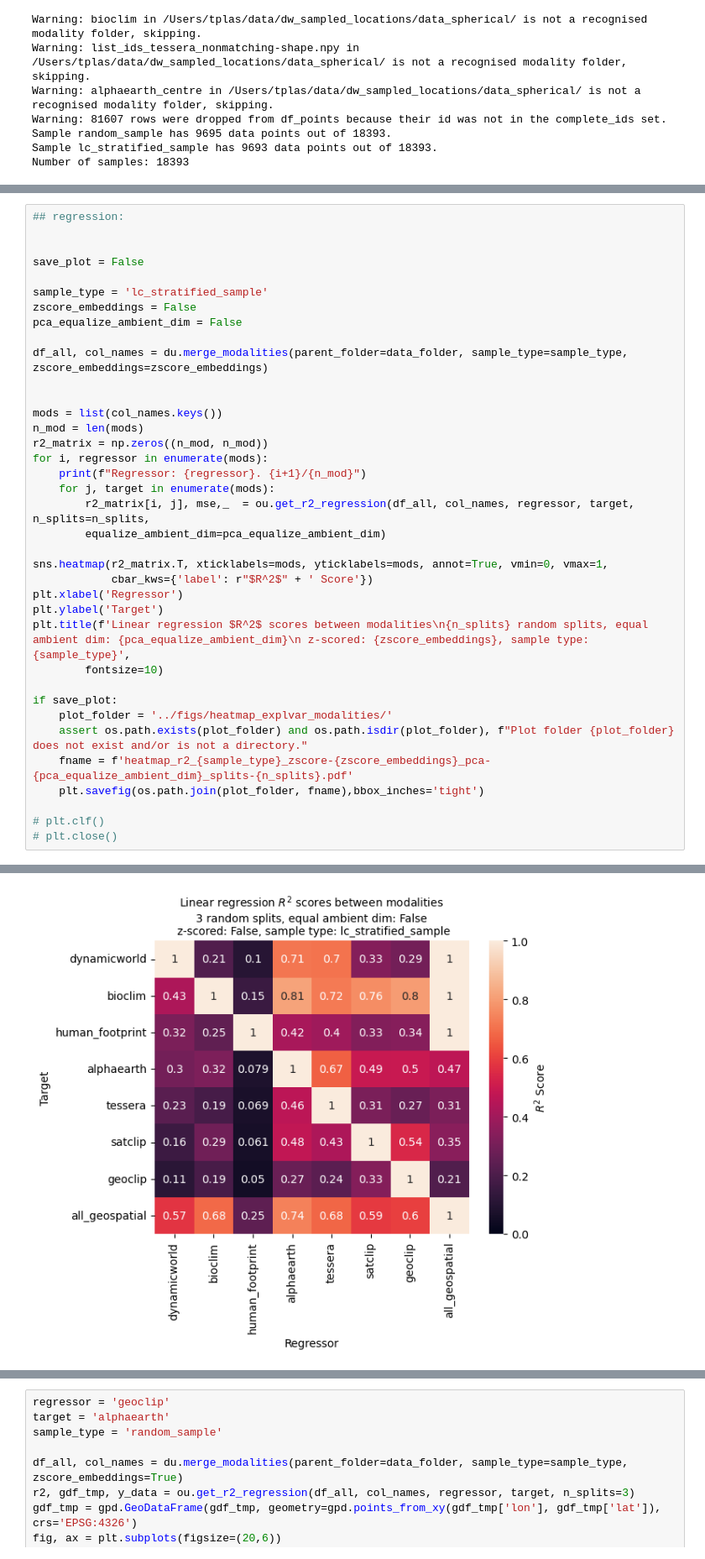
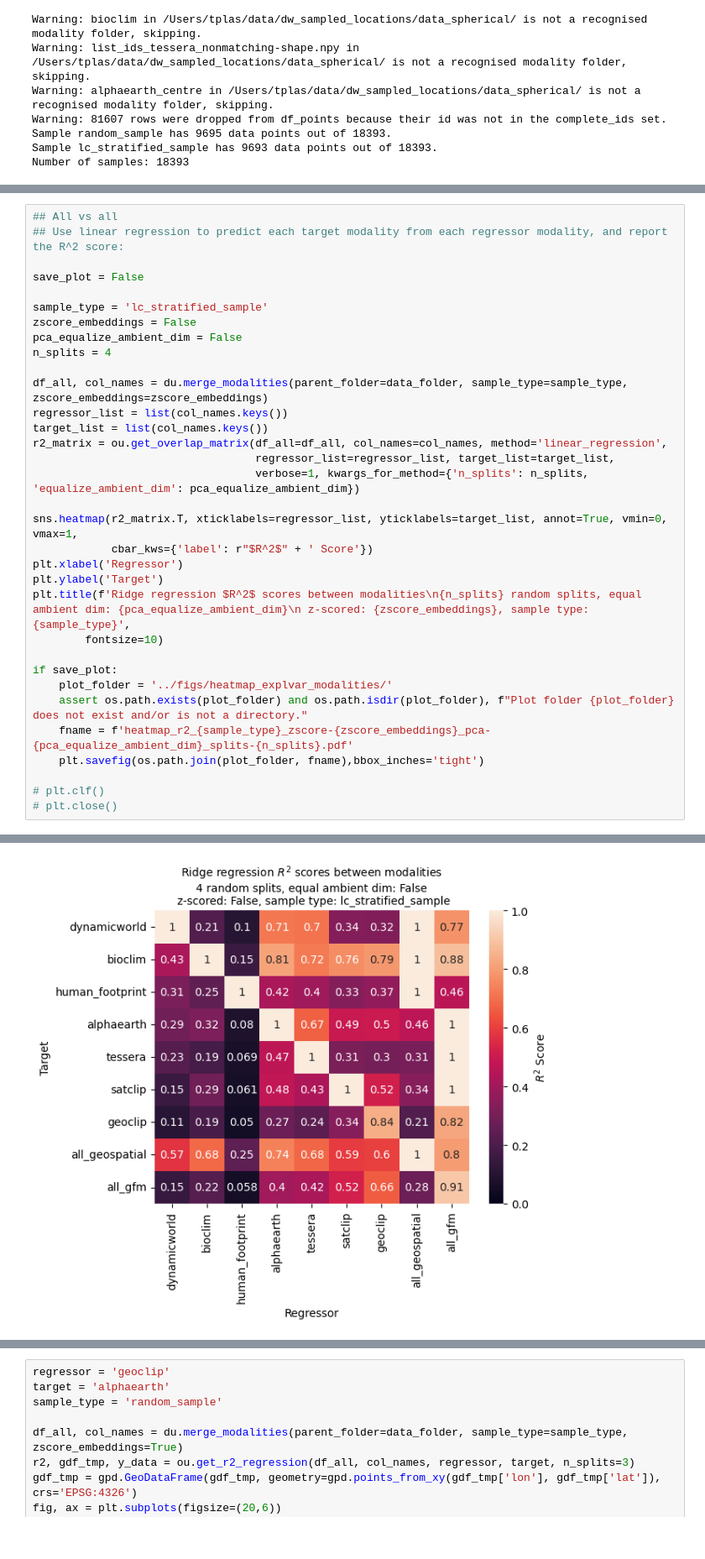
Before and after one commit to WUR-AI/interpret_earth_embeddings, a Jupyter notebook: notebooks/Explain embeddings.ipynb, the cells around one changed output, grey strips where cells are left out. Shown at 84% size. Drawn from its saved outputs; the diff is of its cells as text.

```diff
--- a/notebooks/Explain embeddings.ipynb
+++ b/notebooks/Explain embeddings.ipynb
@@ -43,30 +49,26 @@ Number of samples: 18393
 # %%
-## regression:
-
+## All vs all
+## Use linear regression to predict each target modality from each regressor modality, and report the R^2 score:
 
 save_plot = False
 
 sample_type = 'lc_stratified_sample'
 zscore_embeddings = False
 pca_equalize_ambient_dim = False
+n_splits = 4
 
 df_all, col_names = du.merge_modalities(parent_folder=data_folder, sample_type=sample_type, zscore_embeddings=zscore_embeddings)
+regressor_list = list(col_names.keys())
+target_list = list(col_names.keys())
+r2_matrix = ou.get_overlap_matrix(df_all=df_all, col_names=col_names, method='linear_regression',
+                                  regressor_list=regressor_list, target_list=target_list,
+                                  verbose=1, kwargs_for_method={'n_splits': n_splits, 'equalize_ambient_dim': pca_equalize_ambient_dim})
 
-
-mods = list(col_names.keys())
-n_mod = len(mods)
-r2_matrix = np.zeros((n_mod, n_mod))
-for i, regressor in enumerate(mods):
-    print(f"Regressor: {regressor}. {i+1}/{n_mod}")
-    for j, target in enumerate(mods):
-        r2_matrix[i, j], mse,_  = ou.get_r2_regression(df_all, col_names, regressor, target, n_splits=n_splits,
-        equalize_ambient_dim=pca_equalize_ambient_dim)
-
-sns.heatmap(r2_matrix.T, xticklabels=mods, yticklabels=mods, annot=True, vmin=0, vmax=1,
+sns.heatmap(r2_matrix.T, xticklabels=regressor_list, yticklabels=target_list, annot=True, vmin=0, vmax=1,
             cbar_kws={'label': r"$R^2$" + ' Score'})
 plt.xlabel('Regressor')
 plt.ylabel('Target')
-plt.title(f'Linear regression $R^2$ scores between modalities\n{n_splits} random splits, equal ambient dim: {pca_equalize_ambient_dim}\n z-scored: {zscore_embeddings}, sample type: {sample_type}',
+plt.title(f'Ridge regression $R^2$ scores between modalities\n{n_splits} random splits, equal ambient dim: {pca_equalize_ambient_dim}\n z-scored: {zscore_embeddings}, sample type: {sample_type}',
         fontsize=10)
 
 if save_plot:
@@ -99 +103 @@ Regressor: all_geospatial. 8/8
-[figure, old version]
+[figure, new version]
```
Also changed, not shown: parts of 9 cells of this notebook, 1 other file.
